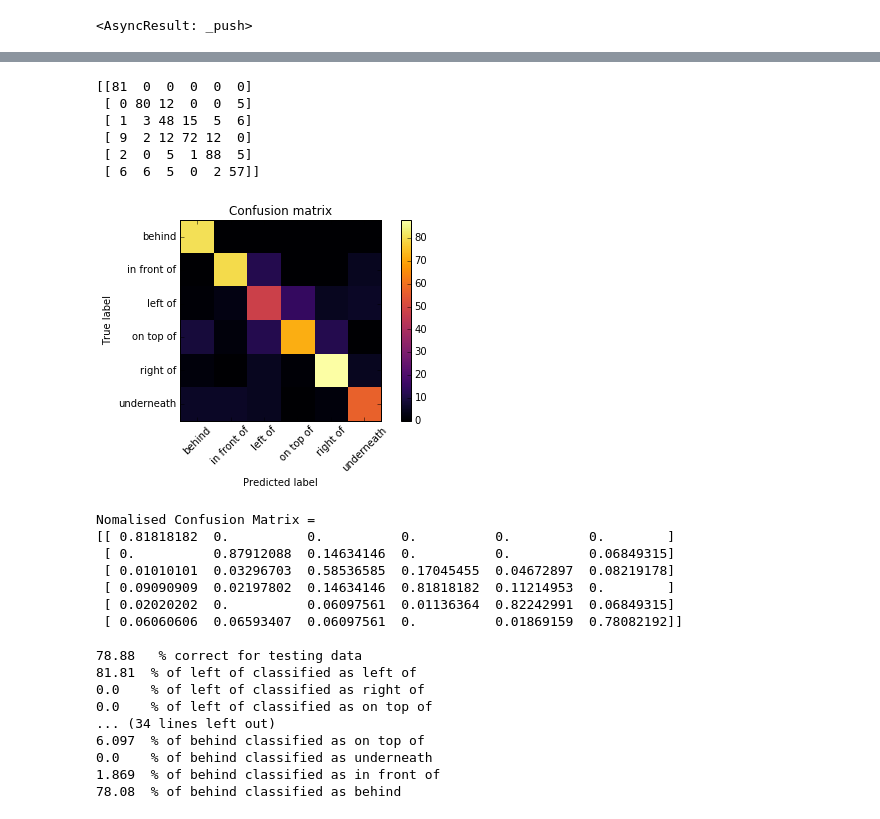
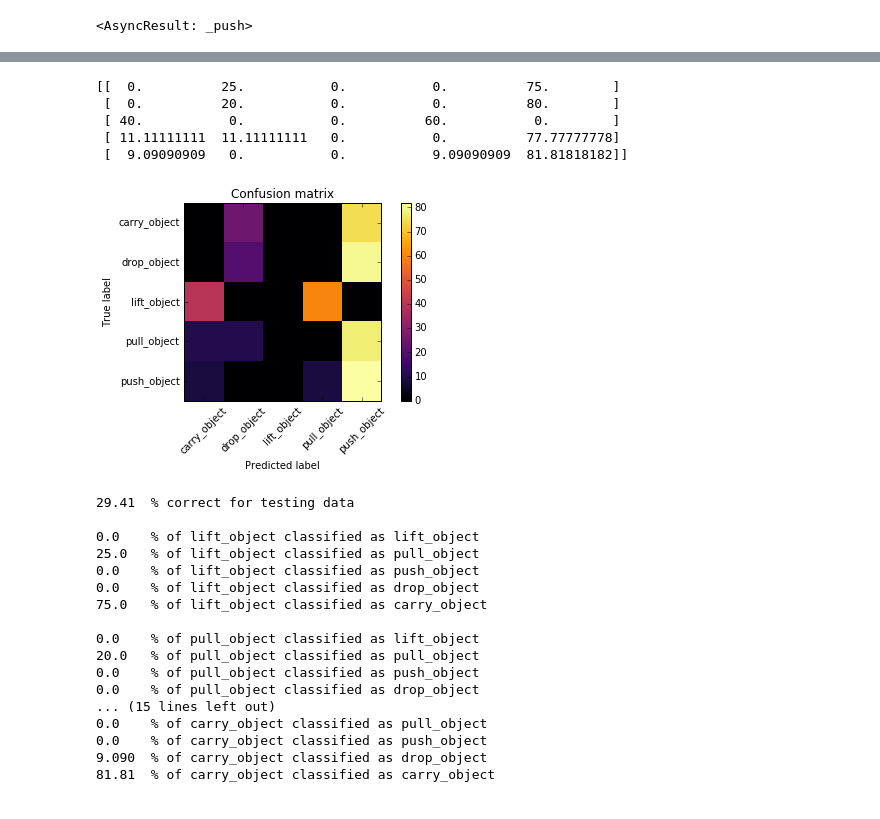
Before and after one commit to robotology-legacy/wysiwyd, a Jupyter notebook: main/src/modules/samRelated/SAM/Utils/relativePosition-Copy2.ipynb, the cells around one changed output, grey strips where cells are left out. Saved outputs shown, nothing was run; the diff lists cells and outputs as text; code cells hidden in the pictures.

```diff
--- a/main/src/modules/samRelated/SAM/Utils/relativePosition-Copy2.ipynb
+++ b/main/src/modules/samRelated/SAM/Utils/relativePosition-Copy2.ipynb
@@ -928,51 +1200,52 @@ for i in range(len(ret)):
-# %%
-confMatrixTest = confusion_matrix(sstest, Lsample)
-print confMatrixTest
-plot_confusion_matrix(confMatrixTest, confMatLabels)
-# %% [output]
-[[81  0  0  0  0  0]
- [ 0 80 12  0  0  5]
- [ 1  3 48 15  5  6]
- [ 9  2 12 72 12  0]
- [ 2  0  5  1 88  5]
- [ 6  6  5  0  2 57]]
-[figure, removed]
+# %%
+from sklearn.metrics import confusion_matrix
+confMatrixTest = confusion_matrix(Lsample, sstest)
+total = confMatrixTest.astype(np.float).sum(axis=1)
+normConfTest = copy.deepcopy(confMatrixTest)
+normConfTest = normConfTest.astype(np.float)
+
+for l in range(confMatrixTest.shape[0]):
+    normConfTest[l,:] = normConfTest[l,:].astype(np.float)*100/total[l].astype(np.float)
+
+print normConfTest
+
+plot_confusion_matrix(normConfTest, confMatLabels)
+# %% [output]
+[[  0.          25.           0.           0.          75.        ]
+ [  0.          20.           0.           0.          80.        ]
+ [ 40.           0.           0.          60.           0.        ]
+ [ 11.11111111  11.11111111   0.           0.          77.77777778]
+ [  9.09090909   0.           0.           9.09090909  81.81818182]]
+[figure, added]
 # %%
 from sklearn.preprocessing import normalize
 from sklearn.metrics import confusion_matrix
 
 percCorect = 100*np.diag(confMatrixTest.astype(np.float)).sum()/numItems
 
-normConf = confMatrixTest / confMatrixTest.astype(np.float).sum(axis=0)
-normConf = np.nan_to_num(normConf)
+print str(percCorect)[:5].ljust(7) + "% correct for testing data"
 print
-print 'Nomalised Confusion Matrix = '
-print normConf
-print
-
-print str(percCorect)[:5].ljust(7) + " % correct for testing data"
-
 for i in range(cmSize):
     for j in range(cmSize):
-        print str(normConf[i,j]*100)[:5].ljust(7)  + '% of ' + str(staticPoseModel.textLabels[i]) + ' classified as ' + str(staticPoseModel.textLabels[j])
+        print str(normConfTest[i,j])[:5].ljust(7)  + '% of ' + str(staticPoseModel.textLabels[i]) + ' classified as ' + str(staticPoseModel.textLabels[j])
     print
 
 print
 # %% [output]
-Nomalised Confusion Matrix =
-[[ 0.81818182  0.          0.          0.          0.          0.        ]
- [ 0.          0.87912088  0.14634146  0.          0.          0.06849315]
- [ 0.01010101  0.03296703  0.58536585  0.17045455  0.04672897  0.08219178]
- [ 0.09090909  0.02197802  0.14634146  0.81818182  0.11214953  0.        ]
- [ 0.02020202  0.          0.06097561  0.01136364  0.82242991  0.06849315]
- [ 0.06060606  0.06593407  0.06097561  0.          0.01869159  0.78082192]]
+29.41  % correct for testing data
 
-78.88   % correct for testing data
-81.81  % of left of classified as left of
-0.0    % of left of classified as right of
-0.0    % of left of classified as on top of
-... (34 lines left out)
-6.097  % of behind classified as on top of
-0.0    % of behind classified as underneath
-1.869  % of behind classified as in front of
-78.08  % of behind classified as behind
+0.0    % of lift_object classified as lift_object
+25.0   % of lift_object classified as pull_object
+0.0    % of lift_object classified as push_object
+0.0    % of lift_object classified as drop_object
+75.0   % of lift_object classified as carry_object
+
+0.0    % of pull_object classified as lift_object
+20.0   % of pull_object classified as pull_object
+0.0    % of pull_object classified as push_object
+0.0    % of pull_object classified as drop_object
+... (15 lines left out)
+0.0    % of carry_object classified as pull_object
+0.0    % of carry_object classified as push_object
+9.090  % of carry_object classified as drop_object
+81.81  % of carry_object classified as carry_object
```
Also changed, not shown: parts of 24 cells of this notebook, 1 other file.
